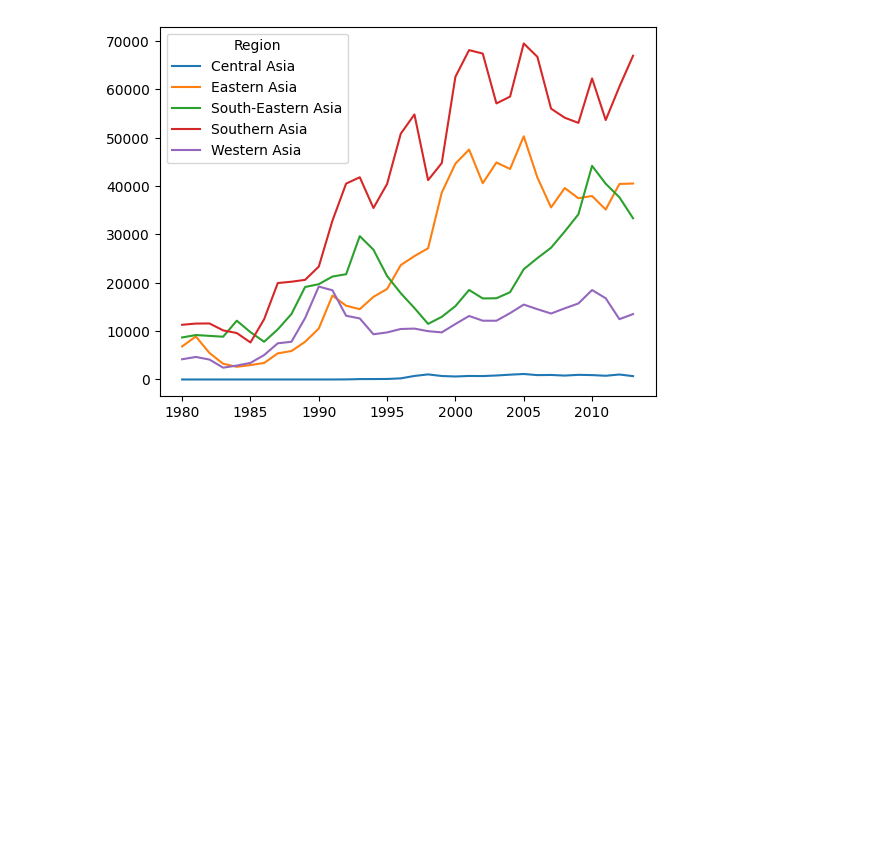
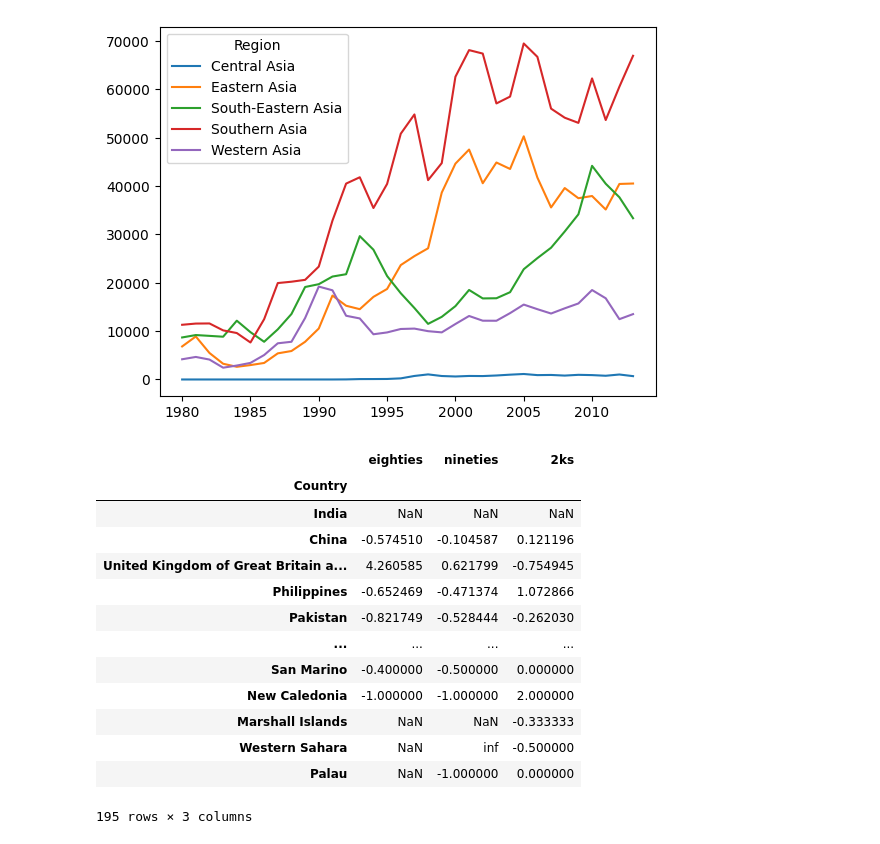
Before and after one commit to Amanmishra03/digipodium, a Jupyter notebook: data analysis/immigration_analysis.ipynb, the cells around one changed output. Saved outputs shown, nothing was run; the diff lists cells and outputs as text; code cells hidden in the pictures; blank space fills up the shorter version.

```diff
--- a/data analysis/immigration_analysis.ipynb
+++ b/data analysis/immigration_analysis.ipynb
@@ -379,3 +389,31 @@ asia_df.groupby(by='Region')[years].sum().T.plot()
 # %% [output]
 <Axes: >
 [figure]
+# %%
+eighties = df[list(range(1980,1991))].sum(axis=1)
+nineties = df[list(range(1990,2000))].sum(axis=1)
+nhipata = df[list(range(2000,2010))].sum(axis=1)
+# %%
+decade_df = pd.DataFrame(
+    {'eighties': eighties,
+     'nineties': nineties,
+     '2ks' : nhipata
+    }
+)
+# %%
+decade_df.pct_change()
+# %% [output]
+|  | eighties | nineties | 2ks |
+| Country |  |  |  |
+| India | NaN | NaN | NaN |
+| China | -0.574510 | -0.104587 | 0.121196 |
+| United Kingdom of Great Britain a... | 4.260585 | 0.621799 | -0.754945 |
+| Philippines | -0.652469 | -0.471374 | 1.072866 |
+| Pakistan | -0.821749 | -0.528444 | -0.262030 |
+| ... | ... | ... | ... |
+| San Marino | -0.400000 | -0.500000 | 0.000000 |
+| New Caledonia | -1.000000 | -1.000000 | 2.000000 |
+| Marshall Islands | NaN | NaN | -0.333333 |
+| Western Sahara | NaN | inf | -0.500000 |
+| Palau | NaN | -1.000000 | 0.000000 |
+195 rows × 3 columns
```
Also changed, not shown: parts of 10 cells of this notebook, 1 other file.
